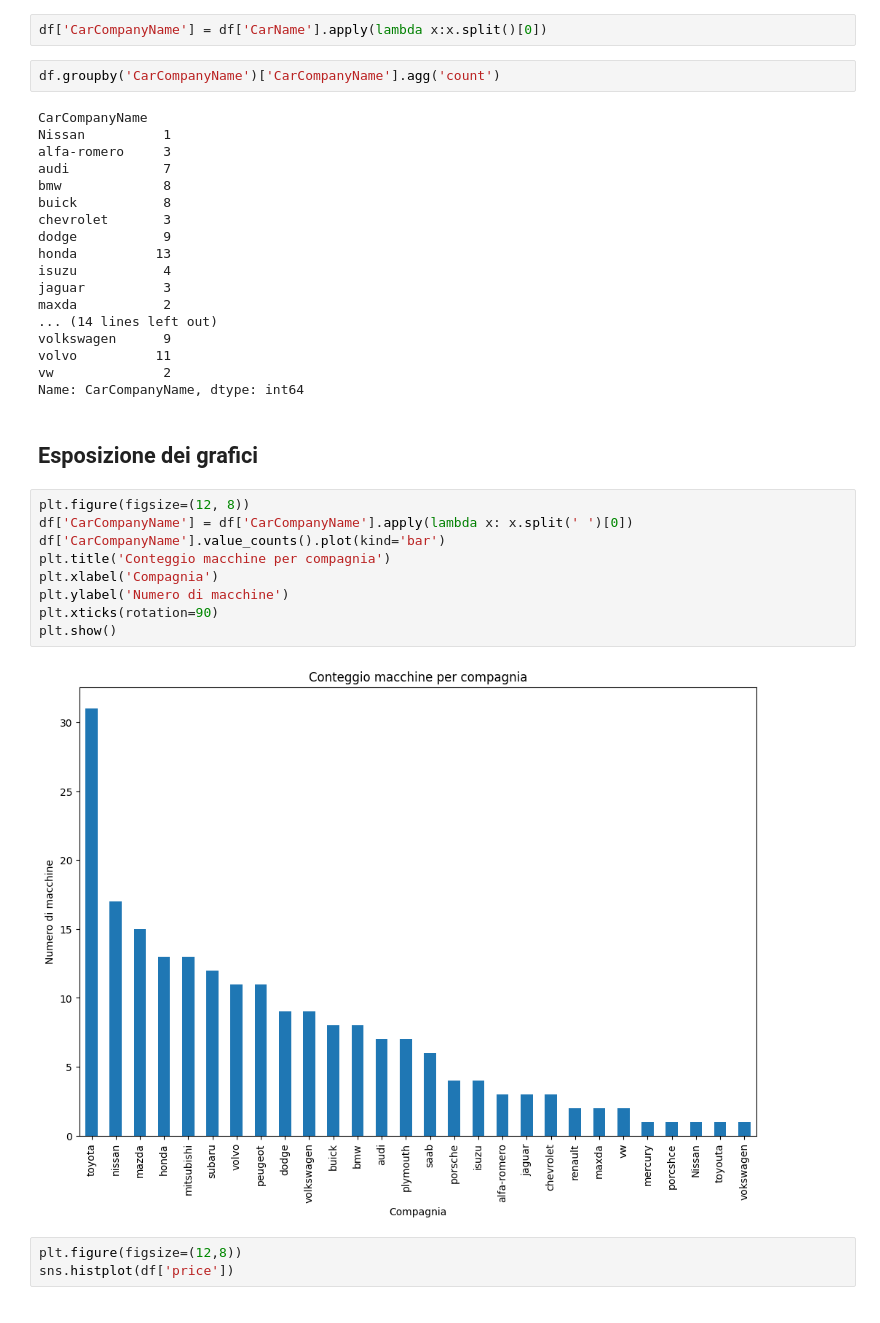
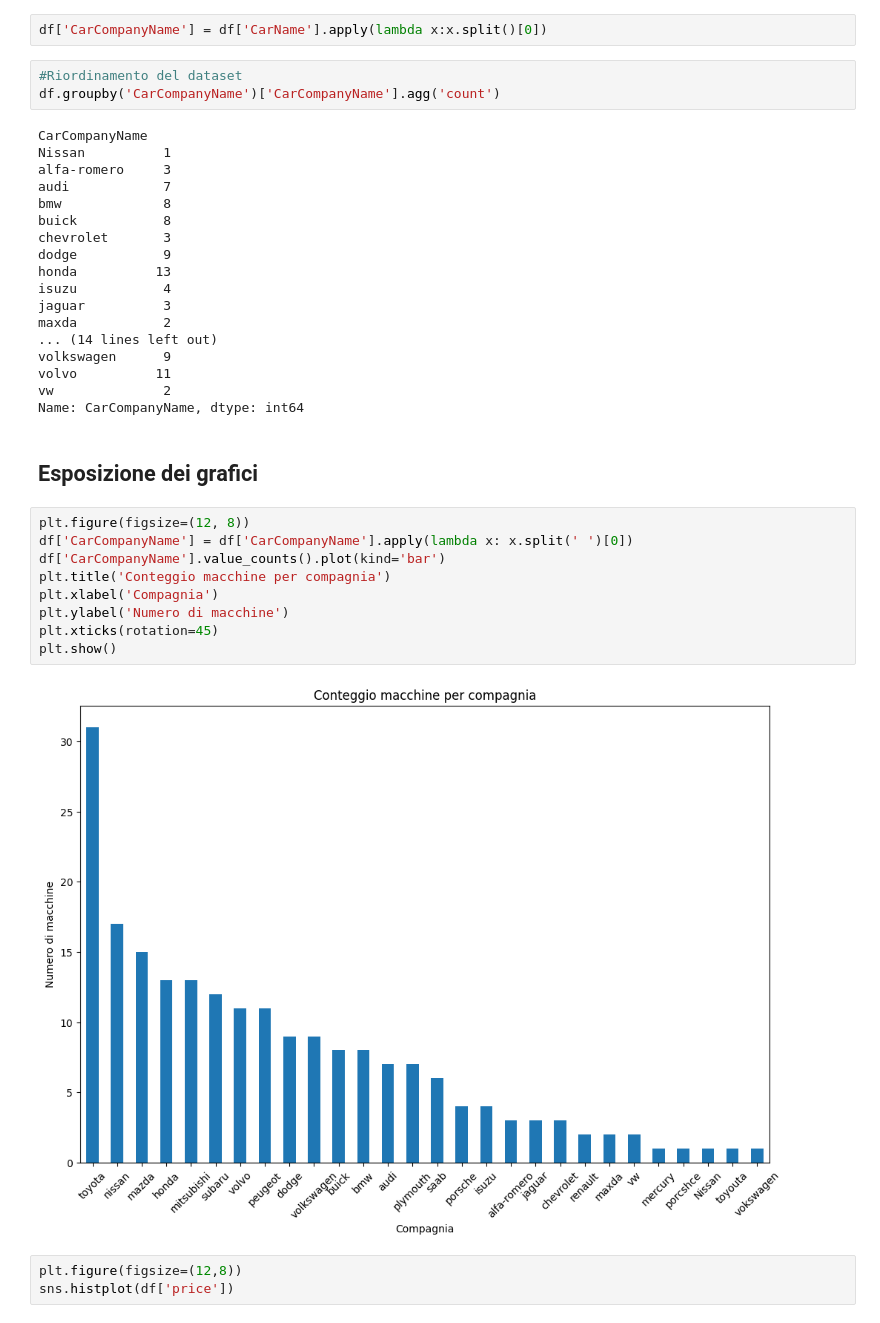
Before and after one commit to EliaStrazzella/Progetto-Laboratorio-Big-Data, a Jupyter notebook: Car.ipynb, the cells around one changed output. Saved outputs shown, nothing was run; the diff lists cells and outputs as text.

```diff
--- a/Car.ipynb
+++ b/Car.ipynb
@@ -108,6 +111,7 @@ df.head()
 # %%
 df['CarCompanyName'] = df['CarName'].apply(lambda x:x.split()[0])
 # %%
+#Riordinamento del dataset
 df.groupby('CarCompanyName')['CarCompanyName'].agg('count')
 # %% [output]
 CarCompanyName
@@ -132,14 +136,14 @@ Name: CarCompanyName, dtype: int64
 # %%
 plt.figure(figsize=(12, 8))
 df['CarCompanyName'] = df['CarCompanyName'].apply(lambda x: x.split(' ')[0])
 df['CarCompanyName'].value_counts().plot(kind='bar')
 plt.title('Conteggio macchine per compagnia')
 plt.xlabel('Compagnia')
 plt.ylabel('Numero di macchine')
-plt.xticks(rotation=90)
+plt.xticks(rotation=45)
 plt.show()
 # %% [output]
-[figure, old version]
+[figure, new version]
 # %%
 plt.figure(figsize=(12,8))
 sns.histplot(df['price'])
```
Also changed, not shown: parts of 10 cells of this notebook.
